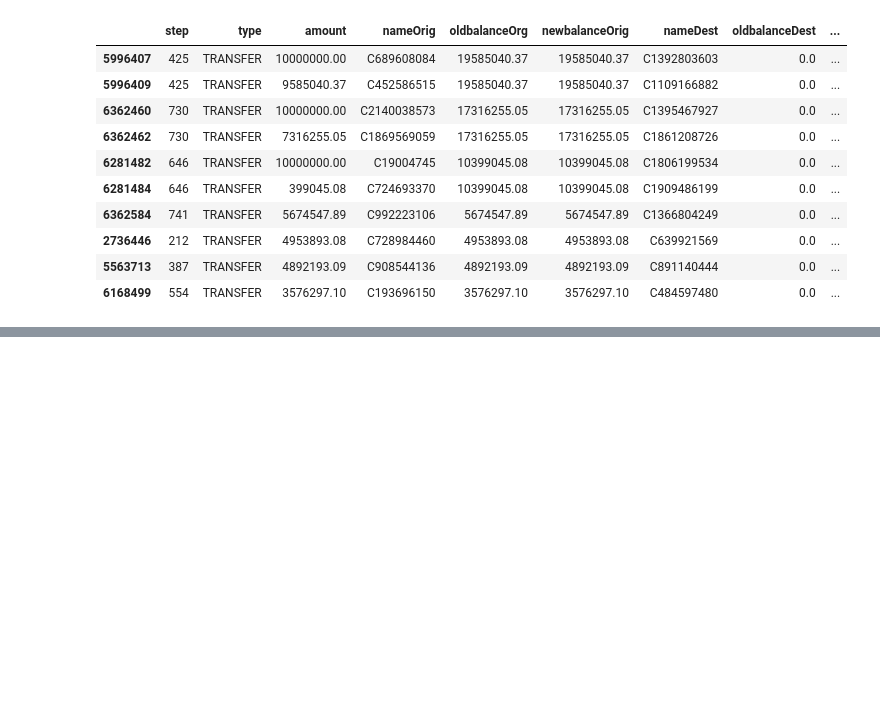
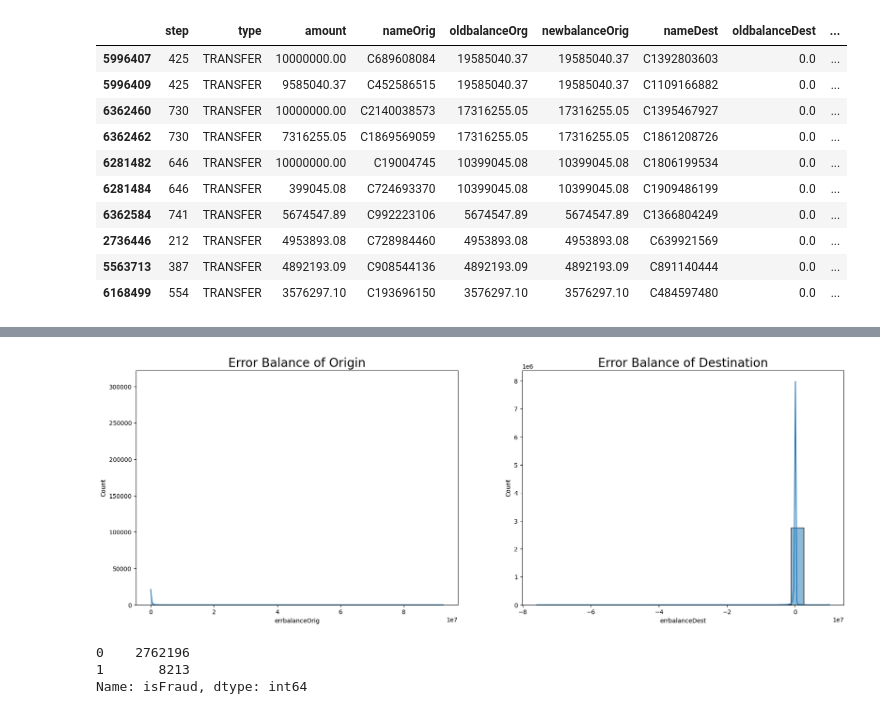
Before and after one commit to SaiVenkatesh007/Fraudulent-Transaction-Detection, a Jupyter notebook: code.ipynb, the cells around one changed output, grey strips where cells are left out. Drawn from its saved outputs; the diff is of its cells as text; code cells hidden in the pictures; blank space fills up the shorter version.

```diff
--- a/code.ipynb
+++ b/code.ipynb
@@ -289,0 +401,3 @@ dfTransfer.loc[(dfTransfer.isFlaggedFraud==1)&(dfTransfer.oldbalanceOrg==dfTrans
+# %%
+X = data.loc[(data.type=='TRANSFER')|(data.type=='CASH_OUT')]
+X.shape
@@ -289,0 +415,3 @@ dfTransfer.loc[(dfTransfer.isFlaggedFraud==1)&(dfTransfer.oldbalanceOrg==dfTrans
+# %%
+X['errbalanceOrig'] = X.newbalanceOrig + X.amount - X.oldbalanceOrg
+X['errbalanceDest'] = X.oldbalanceDest + X.amount - X.newbalanceDest
@@ -289,0 +429,3 @@ dfTransfer.loc[(dfTransfer.isFlaggedFraud==1)&(dfTransfer.oldbalanceOrg==dfTrans
+# %%
+X = X.drop(['nameDest', 'nameOrig', 'log_amount'], axis=1)
+X.shape
@@ -289,0 +434,3 @@ dfTransfer.loc[(dfTransfer.isFlaggedFraud==1)&(dfTransfer.oldbalanceOrg==dfTrans
+# %%
+X['type'].replace('TRANSFER',0,inplace=True)
+X['type'].replace('CASH_OUT',1,inplace=True)
@@ -289,0 +461,20 @@ dfTransfer.loc[(dfTransfer.isFlaggedFraud==1)&(dfTransfer.oldbalanceOrg==dfTrans
+# %%
+plt.rcParams['figure.figsize'] = (21, 7)
+
+plt.subplot(121)
+sns.histplot(X['errbalanceOrig'], kde=True)
+plt.title('Error Balance of Origin', fontsize = 20)
+
+plt.subplot(122)
+sns.histplot(X['errbalanceDest'], kde=True)
+plt.title('Error Balance of Destination', fontsize = 20)
+
+plt.show()
+# %% [output]
+[figure, added]
+# %%
+X.isFraud.value_counts()
+# %% [output]
+0    2762196
+1       8213
+Name: isFraud, dtype: int64
```
Also changed, not shown: parts of 74 cells of this notebook.
